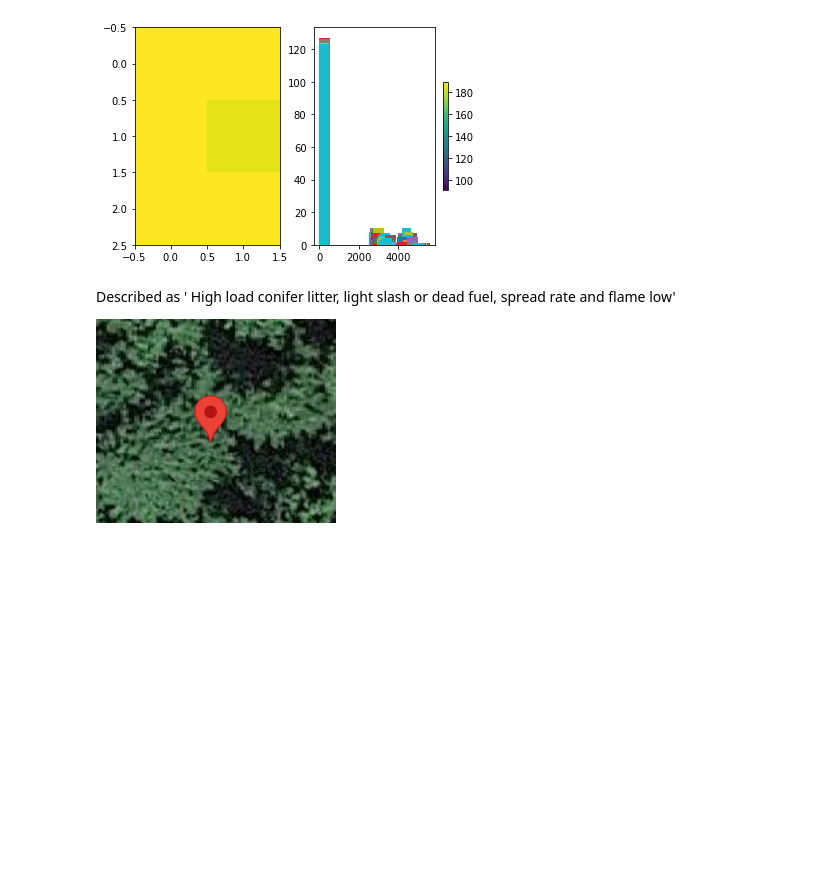
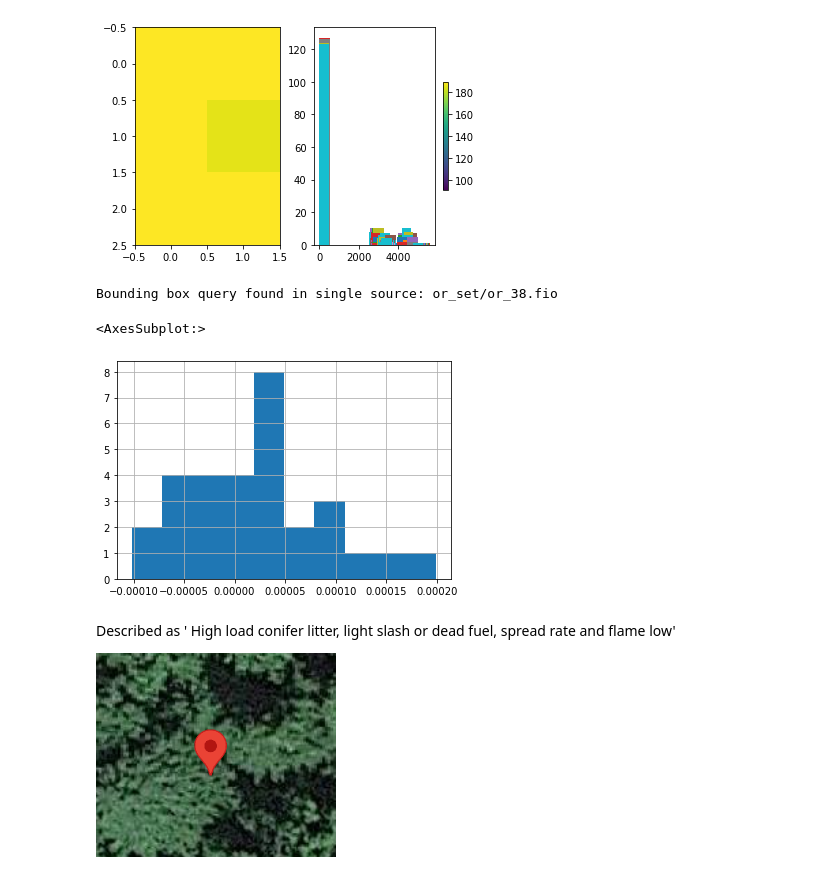
Before and after one commit to Travis-Tran/DSC180_Project, a Jupyter notebook: notebooks/Wilson_Eric_fastfuels_week5.ipynb, the cells around one changed output. Saved outputs shown, nothing was run; the diff lists cells and outputs as text; code cells hidden in the pictures; blank space fills up the shorter version.

```diff
--- a/notebooks/Wilson_Eric_fastfuels_week5.ipynb
+++ b/notebooks/Wilson_Eric_fastfuels_week5.ipynb
@@ -250,6 +250,12 @@ Bounding box query found in single source: or_set/or_38.fio
 The label for this region is 185
 The proportion of non-flat surface in this region is 0.5722222222222222
 [figure]
+# %%
+dimensionality_reduction(45, -122.0003) # forest
+# %% [output]
+Bounding box query found in single source: or_set/or_38.fio
+<AxesSubplot:>
+[figure, added]
 # %% [markdown]
 Described as ' High load conifer litter, light slash or dead fuel, spread rate and flame low'
 
```
Also changed, not shown: parts of 21 cells of this notebook.
